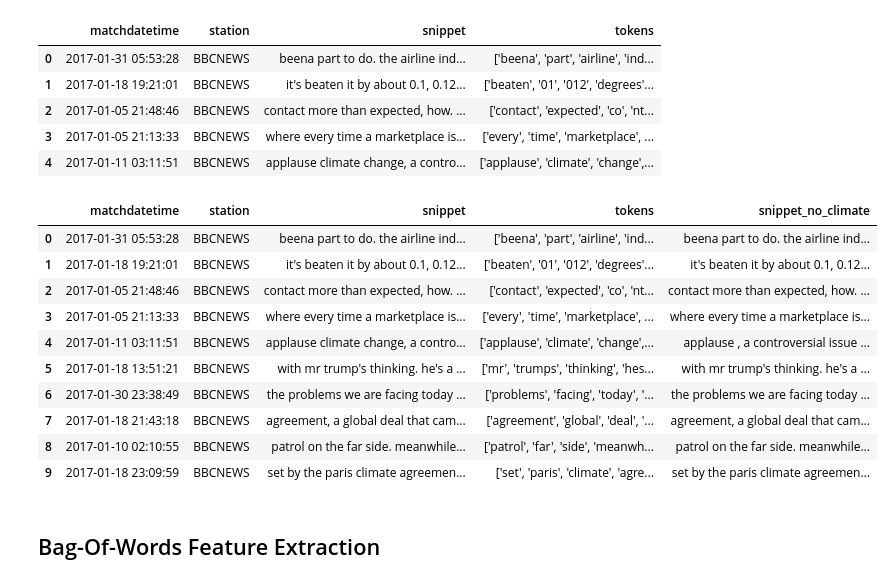
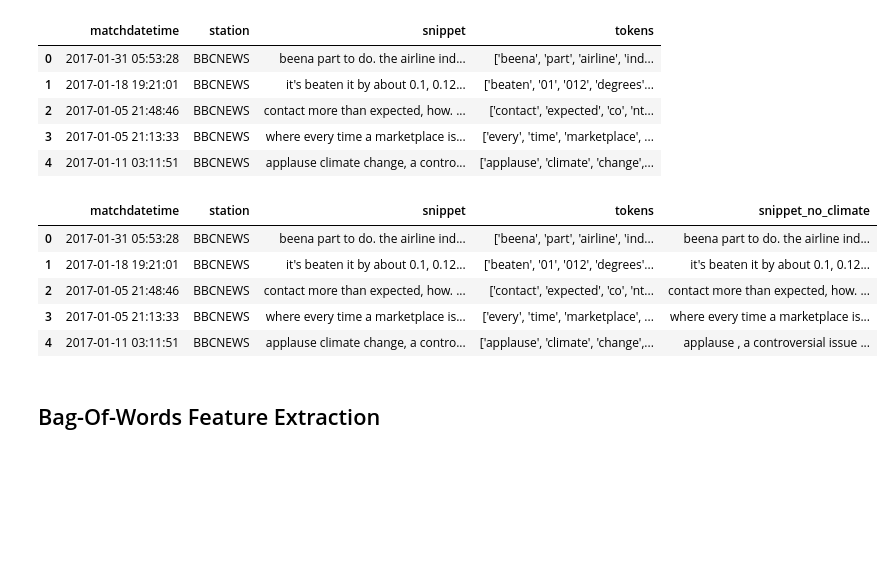
Before and after one commit to giantmagellan/climate-lang-processing, a Jupyter notebook: scripts/eda.ipynb, the cells around one changed output. Cells and saved outputs as stored; diff of their text form; code cells hidden in the pictures; blank space fills up the shorter version.

```diff
--- a/scripts/eda.ipynb
+++ b/scripts/eda.ipynb
@@ -22,28 +22,23 @@ df.head()
 # %%
 def remove_bigram_phrases(text, phrases_to_remove):
     for phrase in phrases_to_remove:
         text = text.replace(phrase, '')
     return text
 
 # Climate bi-gram phrases
 climate_grams = ["climate change", "global warming", "climate crisis", "greenhouse gas", "greenhouse gases", "carbon tax"]
 
 # Apply the custom function to each row
 df['snippet_no_climate'] = df['snippet'].map(lambda x: remove_bigram_phrases(x, climate_grams))
 
-df.head(10)
+df.head()
 # %% [output]
 |  | matchdatetime | station | snippet | tokens | snippet_no_climate |
 | 0 | 2017-01-31 05:53:28 | BBCNEWS | beena part to do. the airline ind... | ['beena', 'part', 'airline', 'ind... | beena part to do. the airline ind... |
 | 1 | 2017-01-18 19:21:01 | BBCNEWS | it's beaten it by about 0.1, 0.12... | ['beaten', '01', '012', 'degrees'... | it's beaten it by about 0.1, 0.12... |
 | 2 | 2017-01-05 21:48:46 | BBCNEWS | contact more than expected, how. ... | ['contact', 'expected', 'co', 'nt... | contact more than expected, how. ... |
 | 3 | 2017-01-05 21:13:33 | BBCNEWS | where every time a marketplace is... | ['every', 'time', 'marketplace', ... | where every time a marketplace is... |
 | 4 | 2017-01-11 03:11:51 | BBCNEWS | applause climate change, a contro... | ['applause', 'climate', 'change',... | applause , a controversial issue ... |
-| 5 | 2017-01-18 13:51:21 | BBCNEWS | with mr trump's thinking. he's a ... | ['mr', 'trumps', 'thinking', 'hes... | with mr trump's thinking. he's a ... |
-| 6 | 2017-01-30 23:38:49 | BBCNEWS | the problems we are facing today ... | ['problems', 'facing', 'today', '... | the problems we are facing today ... |
-| 7 | 2017-01-18 21:43:18 | BBCNEWS | agreement, a global deal that cam... | ['agreement', 'global', 'deal', '... | agreement, a global deal that cam... |
-| 8 | 2017-01-10 02:10:55 | BBCNEWS | patrol on the far side. meanwhile... | ['patrol', 'far', 'side', 'meanwh... | patrol on the far side. meanwhile... |
-| 9 | 2017-01-18 23:09:59 | BBCNEWS | set by the paris climate agreemen... | ['set', 'paris', 'climate', 'agre... | set by the paris climate agreemen... |
 # %% [markdown]
 ## Bag-Of-Words Feature Extraction
 # %%
```
Also changed, not shown: parts of 7 cells of this notebook, 2 other files.
